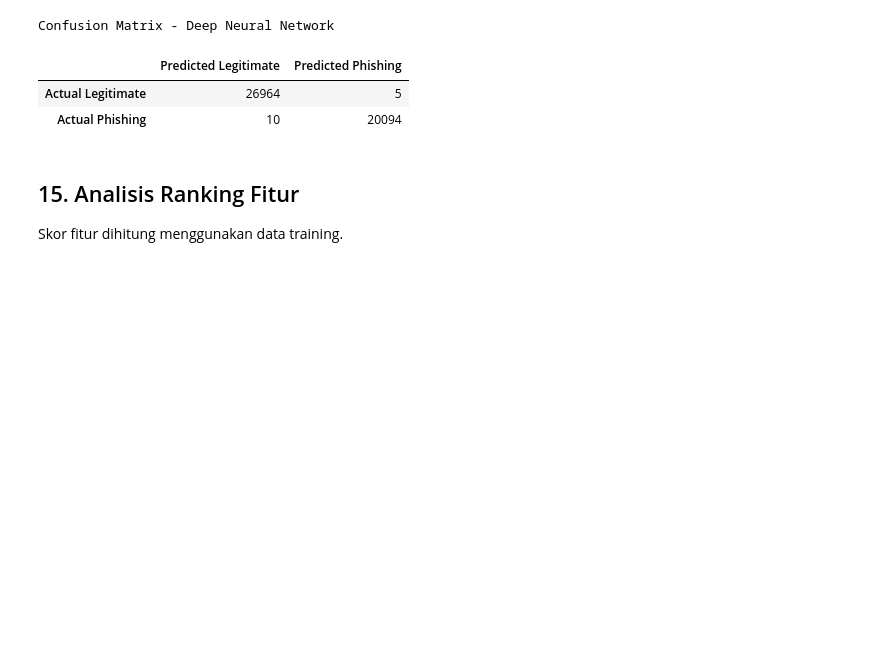
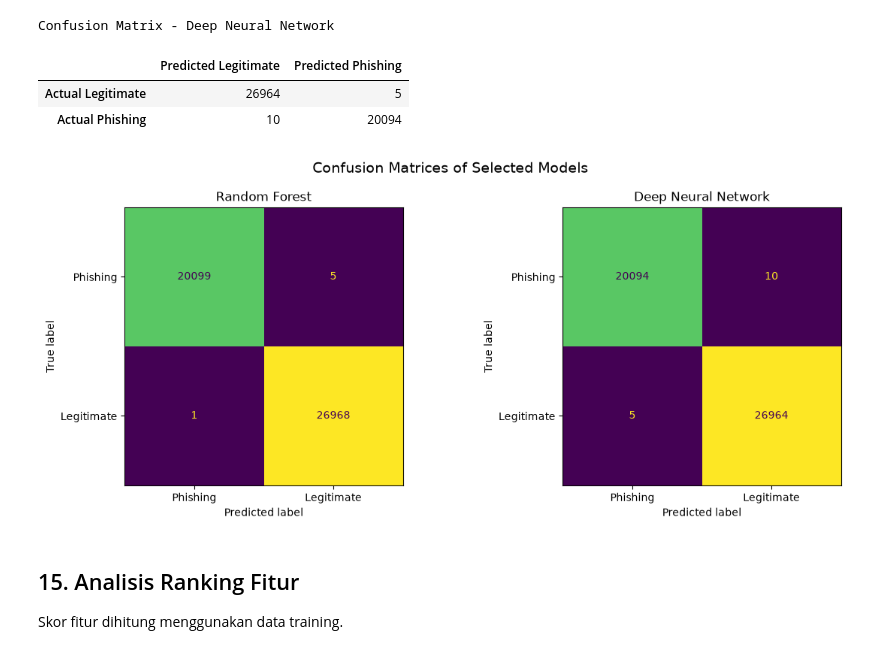
Before and after one commit to alyarafina/feature-selection-phishing, a Jupyter notebook: Comparison-Feature-Selection-Phising.ipynb, the cells around one changed output. Cells and saved outputs as stored; diff of their text form; code cells hidden in the pictures; blank space fills up the shorter version.

```diff
--- a/Comparison-Feature-Selection-Phising.ipynb
+++ b/Comparison-Feature-Selection-Phising.ipynb
@@ -47,17 +49,29 @@ Folder output: D:\Insyaallah\hasil_phishing_sederhana
 # %% [markdown]
 ## 3. Load Dataset
 # %%
-# Memuat dataset
-df = pd.read_csv("PhiUSIIL_Phishing_URL_Dataset.csv")
+# Mengambil PhiUSIIL Phishing URL Dataset (ID: 967)
+phiusiil = fetch_ucirepo(id=967)
+
+# Menggabungkan fitur dan target
+df = pd.concat(
+    [phiusiil.data.features, phiusiil.data.targets],
+    axis=1
+)
+
+# Informasi dataset
 print("Ukuran data awal:", df.shape)
 print("Jumlah baris:", f"{df.shape[0]:,}")
 print("Jumlah kolom:", df.shape[1])
 print("Jumlah missing value:", int(df.isna().sum().sum()))
+
 print("Distribusi label:")
 display(df["label"].value_counts().sort_index().to_frame("jumlah"))
 
+# Validasi kolom
 if "URL" not in df.columns or "label" not in df.columns:
-    raise ValueError("Dataset harus memiliki kolom URL dan label.")
+    raise ValueError(
+        "Dataset harus memiliki kolom URL dan label."
+    )
 # %% [output]
 Ukuran data awal: (235795, 55)
 Jumlah baris: 235,795
@@ -609,6 +623,47 @@ Confusion Matrix - Deep Neural Network
 |  | Predicted Legitimate | Predicted Phishing |
 | Actual Legitimate | 26964 | 5 |
 | Actual Phishing | 10 | 20094 |
+# %%
+from sklearn.metrics import ConfusionMatrixDisplay, confusion_matrix
+import matplotlib.pyplot as plt
+
+# Hitung confusion matrix
+cm_rf = confusion_matrix(
+    y_test,
+    final_models["Random Forest"].predict(X_test),
+    labels=[0, 1]
+)
+
+cm_dnn = confusion_matrix(
+    y_test,
+    final_models["Deep Neural Network"].predict(X_test),
+    labels=[0, 1]
+)
+
+# Plot berdampingan
+fig, axes = plt.subplots(1, 2, figsize=(12, 5))
+
+display_labels = ["Phishing", "Legitimate"]
+
+ConfusionMatrixDisplay(
+    confusion_matrix=cm_rf,
+    display_labels=display_labels
+).plot(ax=axes[0], values_format="d", colorbar=False)
+
+axes[0].set_title("Random Forest")
+
+ConfusionMatrixDisplay(
+    confusion_matrix=cm_dnn,
+    display_labels=display_labels
+).plot(ax=axes[1], values_format="d", colorbar=False)
+
+axes[1].set_title("Deep Neural Network")
+
+fig.suptitle("Confusion Matrices of Selected Models", fontsize=14)
+plt.tight_layout()
+plt.show()
+# %% [output]
+[figure, added]
 # %% [markdown]
 ## 15. Analisis Ranking Fitur
 
```
Also changed, not shown: parts of 3 cells of this notebook.
